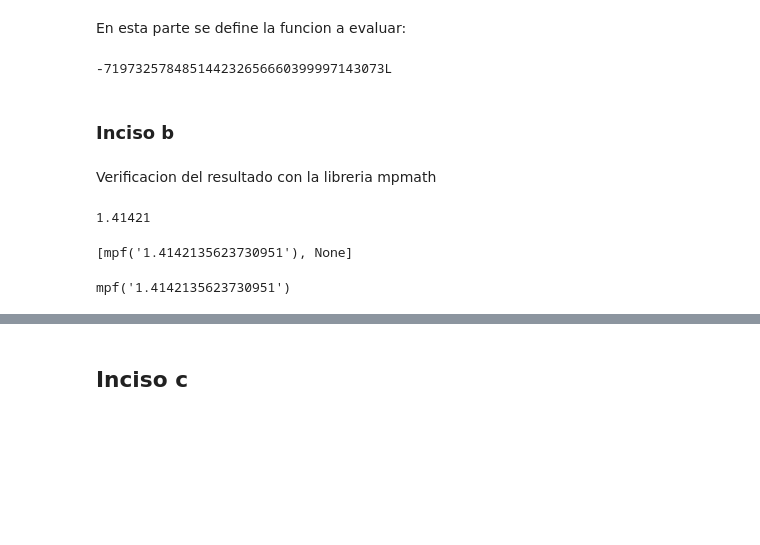
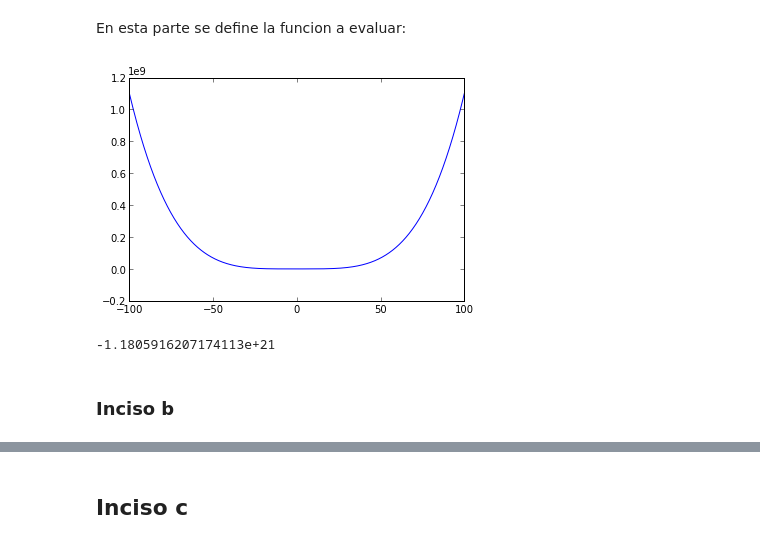
Before and after one commit to davidphysdavalos/ClasePython, a Jupyter notebook: tareas/Tarea02-Lorena_Nephtali_David.ipynb, the cells around one changed output, grey strips where cells are left out. Drawn from its saved outputs; the diff is of its cells as text; code cells hidden in the pictures; blank space fills up the shorter version.

```diff
--- a/tareas/Tarea02-Lorena_Nephtali_David.ipynb
+++ b/tareas/Tarea02-Lorena_Nephtali_David.ipynb
@@ -40,25 +40,20 @@ c. Dado que se trata de una función racional, uno esperaría que $R(77617,33096
 En esta parte se define la funcion a evaluar:
 # %%
 def R(x,y):
-    return 333375/100*y**6 +x**2*(11*x**2*y**2-y**6-121*y*4-2)+55/10*y**8+x/(2*y)
+    return (33375.0/100)*(y**6)+(x**2)*(11.0*(x**2)*(y**2)-(y**6)-121.0*(y**4)-2)+(55.0/10)*(y**8)+x/(2*y)
+# %%
+x=np.linspace(-100,100,1000)
+y=R(x,1)
+plt.figure()
+plt.plot(x,y)
+plt.show()
+# %% [output]
+[figure, added]
 # %%
 #Evaluacion de la funcion
 
 R(77617,33096)
 # %% [output]
--719732578485144232656660399997143073L
+-1.1805916207174113e+21
 # %% [markdown]
 ### Inciso b
-# %% [markdown]
-Verificacion del resultado con la libreria mpmath
-# %%
-mp.dps=100
-a=mp.mpf(2)
-[np.sqrt(a),mp.nprint(np.sqrt(a))]
-# %% [output]
-1.41421
-[mpf('1.4142135623730951'), None]
-# %%
-mp.mpf(np.sqrt(2))
-# %% [output]
-mpf('1.4142135623730951')
```
Also changed, not shown: parts of 11 cells of this notebook.
